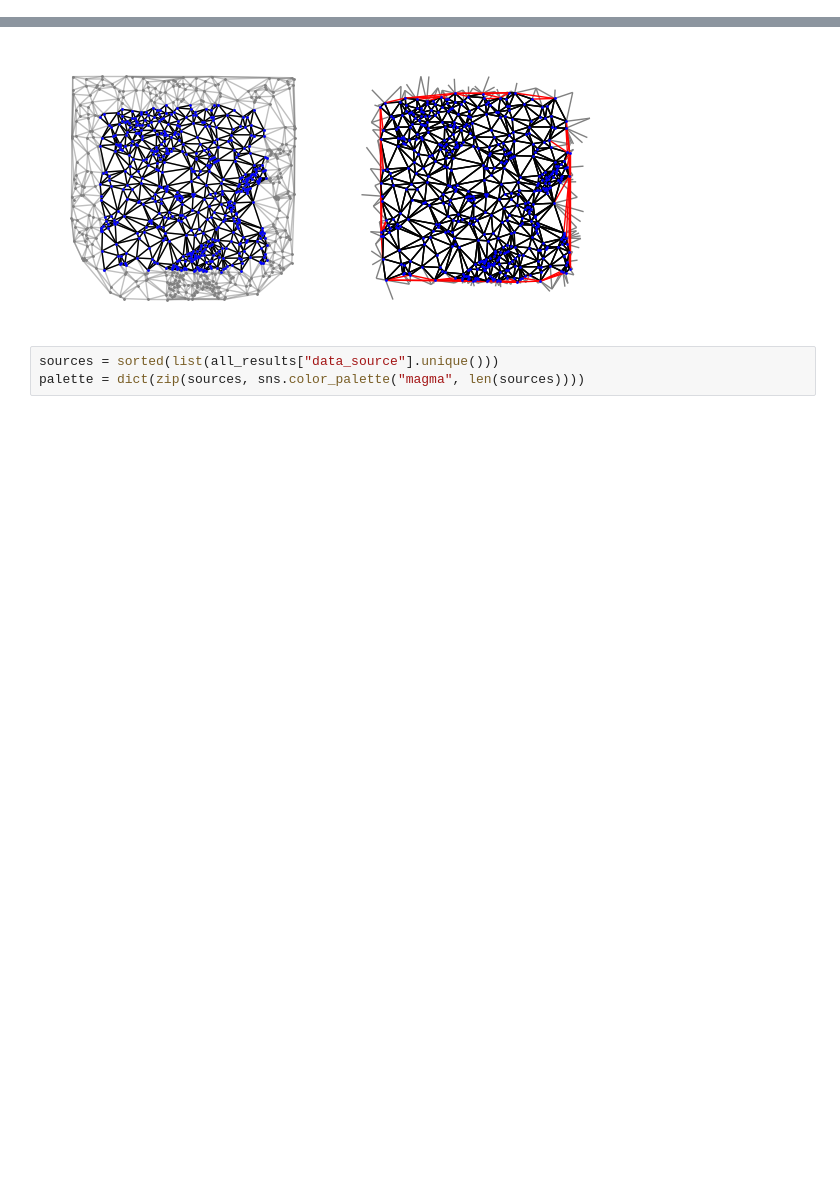
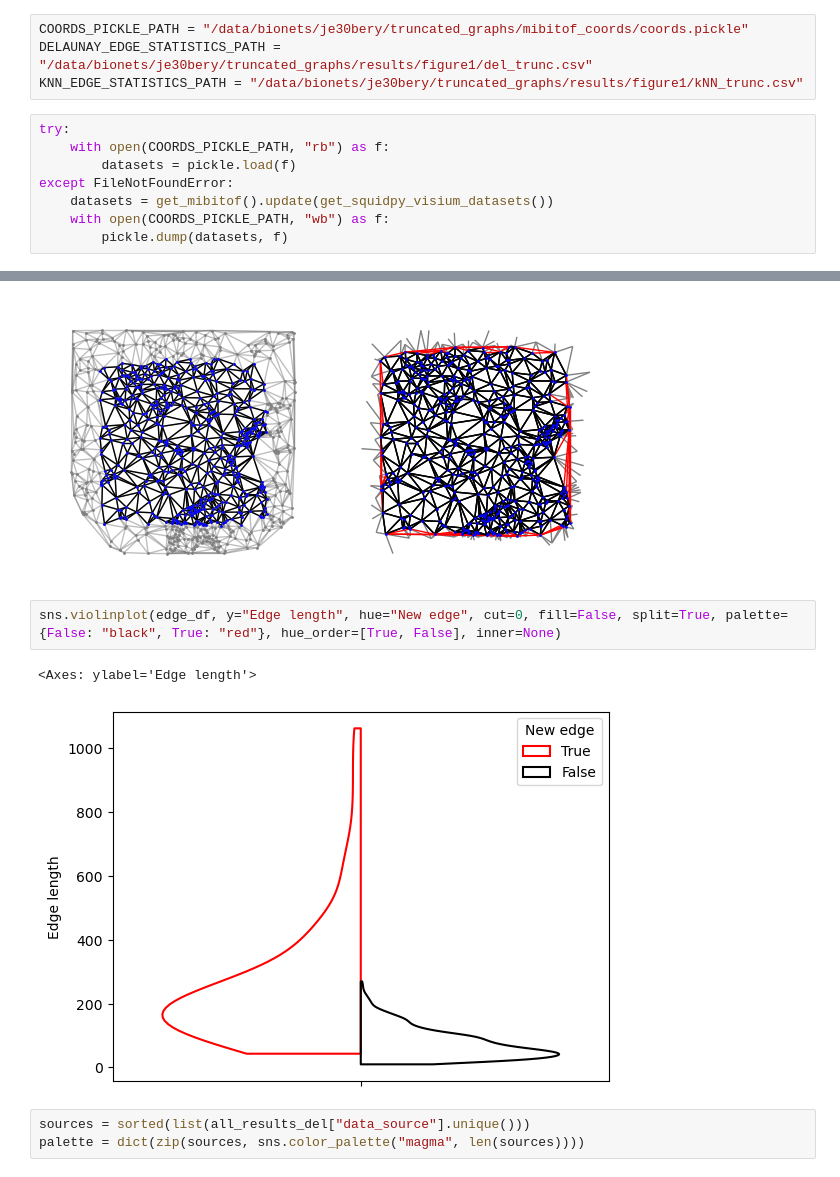
Before and after one commit to uderhardtlab/truncated_graphs, a Jupyter notebook: notebooks/figure1.ipynb, the cells around one changed output, grey strips where cells are left out. Drawn from its saved outputs; the diff is of its cells as text; blank space fills up the shorter version.

```diff
--- a/notebooks/figure1_de.ipynb
+++ b/notebooks/figure1.ipynb
@@ -21,4 +19,16 @@ from border_effects_kNN_del import trunc_graphs, get_mibitof, get_squidpy_visium
 # %%
 np.random.seed(41)
+# %%
+COORDS_PICKLE_PATH = "/data/bionets/je30bery/truncated_graphs/mibitof_coords/coords.pickle"
+DELAUNAY_EDGE_STATISTICS_PATH = "/data/bionets/je30bery/truncated_graphs/results/figure1/del_trunc.csv"
+KNN_EDGE_STATISTICS_PATH = "/data/bionets/je30bery/truncated_graphs/results/figure1/kNN_trunc.csv"
+# %%
+try:
+    with open(COORDS_PICKLE_PATH, "rb") as f:
+        datasets = pickle.load(f)
+except FileNotFoundError:
+    datasets = get_mibitof().update(get_squidpy_visium_datasets())
+    with open(COORDS_PICKLE_PATH, "wb") as f:
+        pickle.dump(datasets, f)
 # %%
 try:
@@ -121,7 +154,12 @@ plt.tight_layout()
 #plt.savefig("../result_plots/fig2/delaunay_trunc_1.svg")
 # %% [output]
 [figure]
+# %%
+sns.violinplot(edge_df, y="Edge length", hue="New edge", cut=0, fill=False, split=True, palette={False: "black", True: "red"}, hue_order=[True, False], inner=None)
+# %% [output]
+<Axes: ylabel='Edge length'>
+[figure, added]
 # %%
-sources = sorted(list(all_results["data_source"].unique()))
+sources = sorted(list(all_results_del["data_source"].unique()))
 palette = dict(zip(sources, sns.color_palette("magma", len(sources))))
 # %%
```
Also changed, not shown: parts of 9 cells of this notebook, 24 other files.
